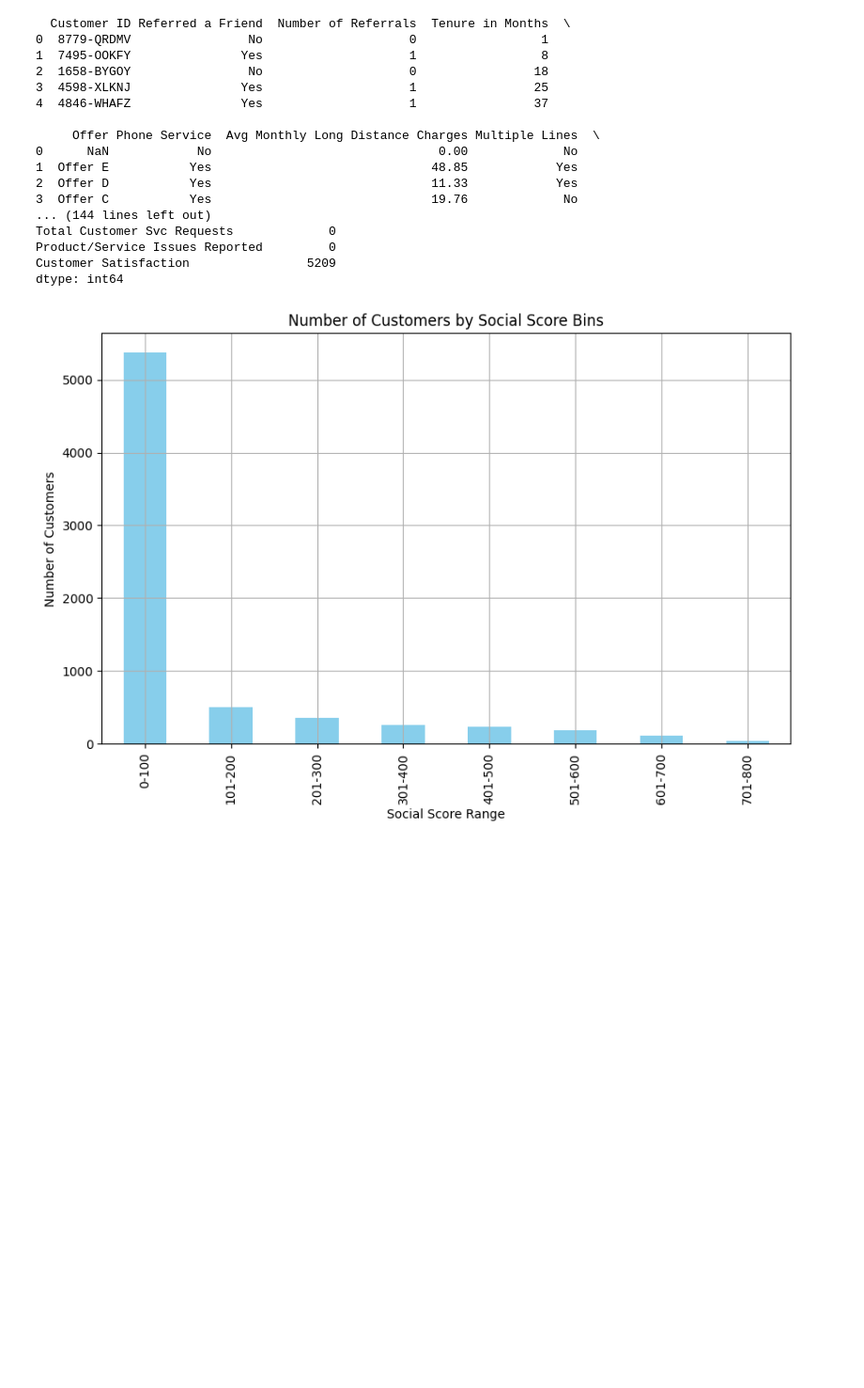
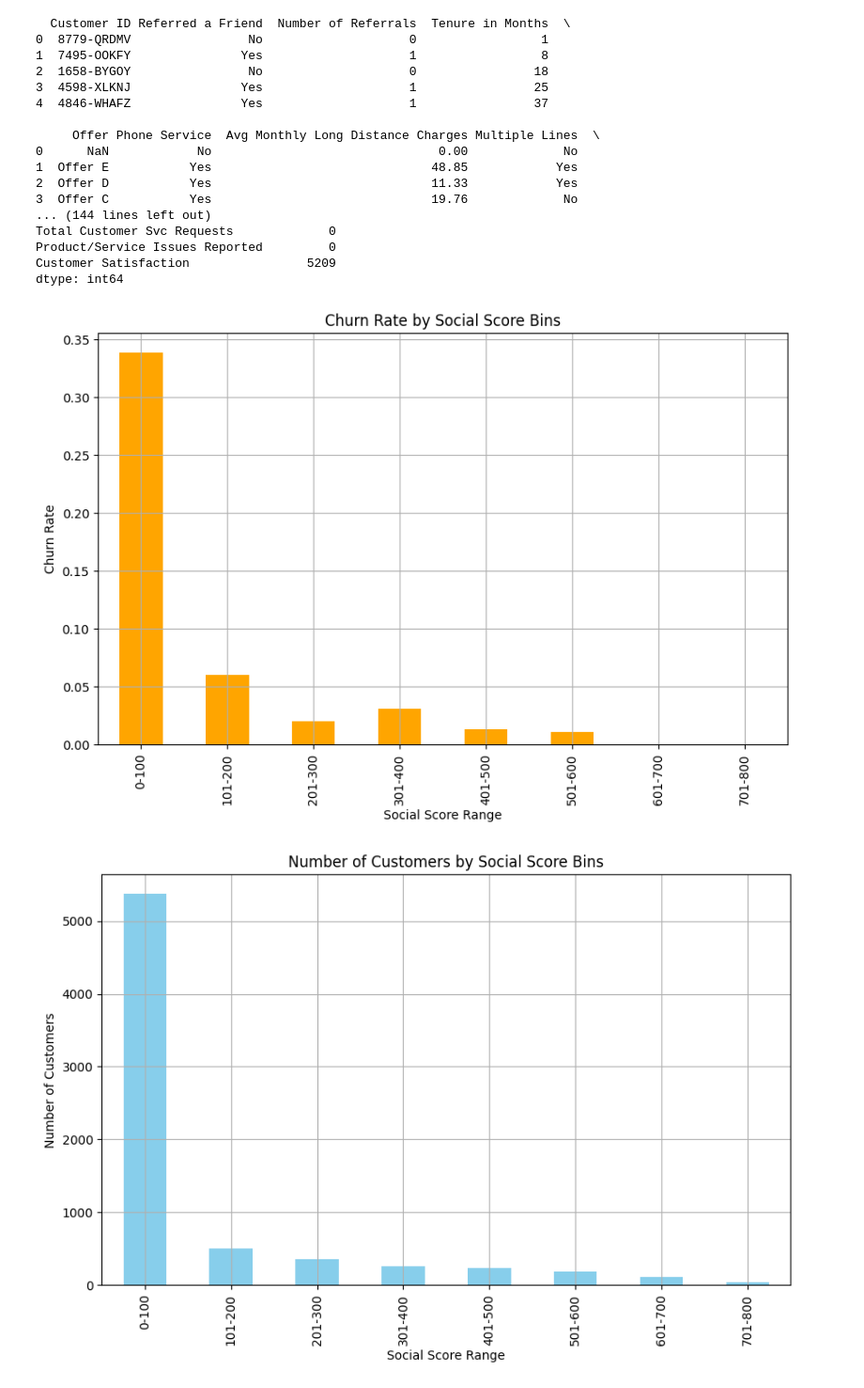
Before and after one commit to NathanUsw/churn, a Jupyter notebook: Churn_telco.ipynb, the cells around one changed output. Shown at 94% size. Cells and saved outputs as stored; diff of their text form; code cells hidden in the pictures; blank space fills up the shorter version.

```diff
--- a/Churn_telco.ipynb
+++ b/Churn_telco.ipynb
@@ -57,6 +57,20 @@ df['binned_score'] = pd.cut(df['social_score'], bins=bins, labels=labels, includ
 
 # Group by the binned score and count the number of customers in each bin
 grouped = df.groupby('binned_score').size()
+# %%
+# Calculate the churn rate for each bin
+churn_rate_by_bin = df.groupby('binned_score')['Churn Value'].mean()
+
+# Plot the churn rate for each bin
+plt.figure(figsize=(10, 6))
+churn_rate_by_bin.plot(kind='bar', color='orange')
+plt.title('Churn Rate by Social Score Bins')
+plt.xlabel('Social Score Range')
+plt.ylabel('Churn Rate')
+plt.grid(True)
+plt.show()
+# %% [output]
+[figure, added]
 # %%
 # Plot the number of customers per social score bin
 plt.figure(figsize=(10, 6))
```
